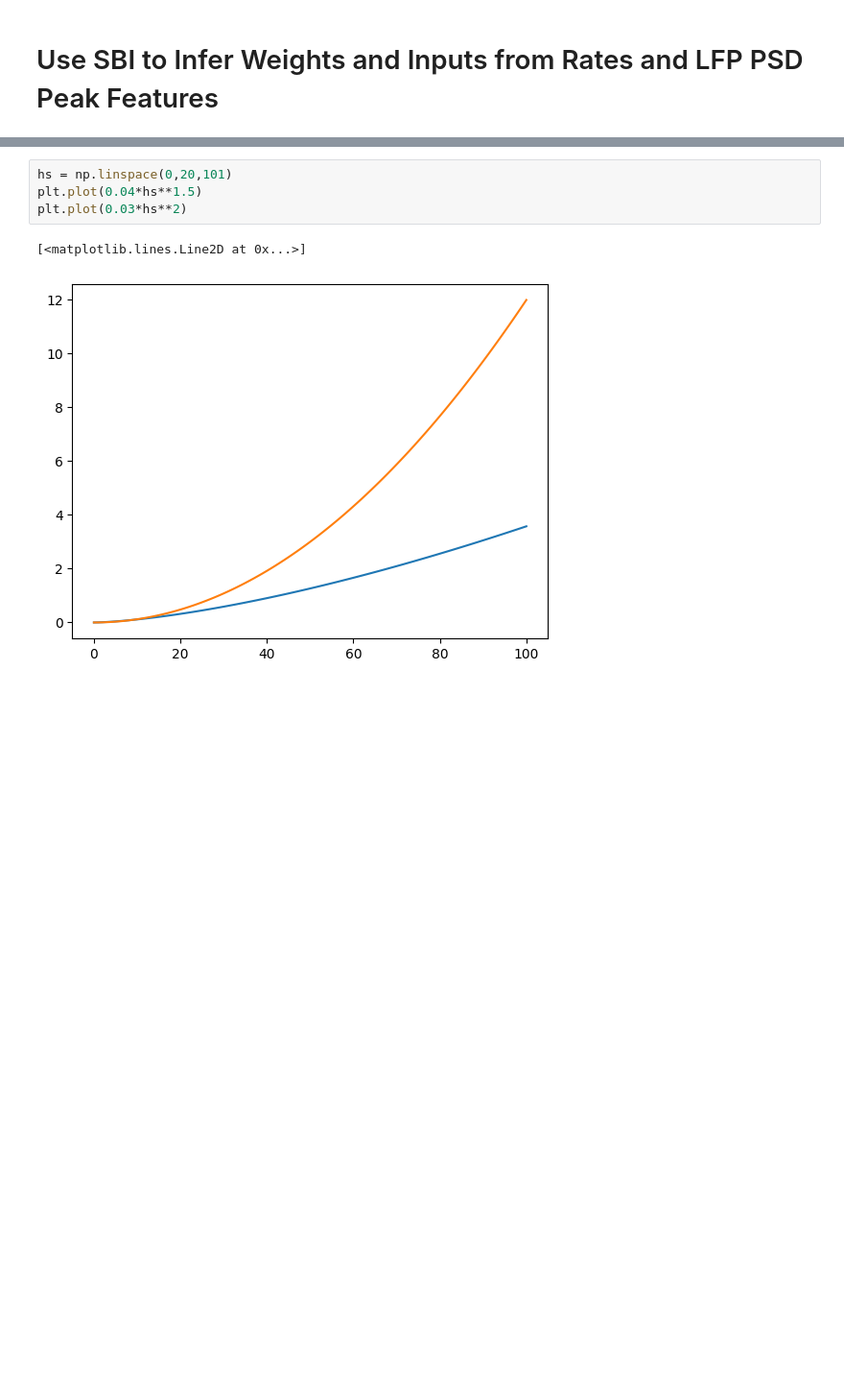
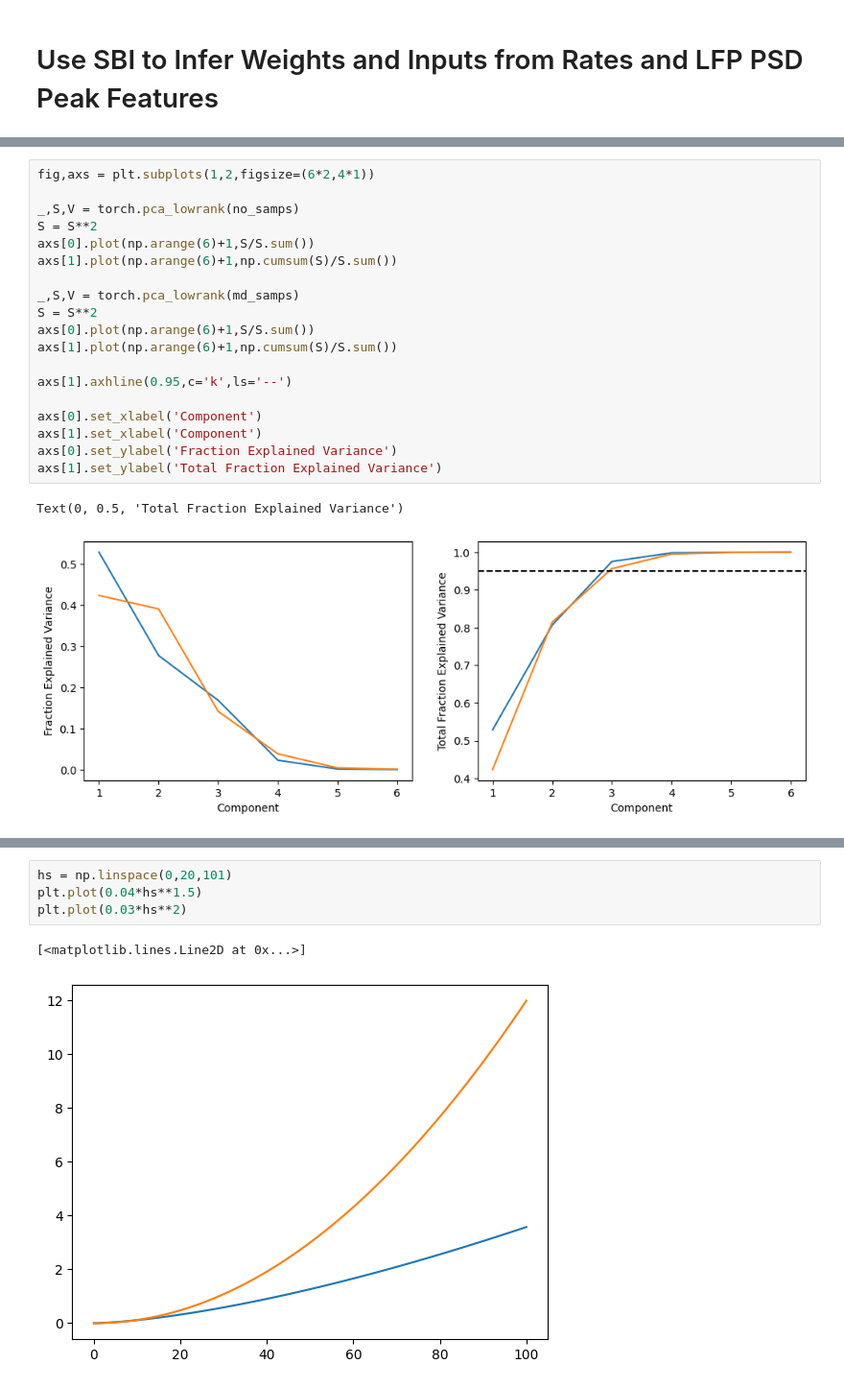
Before and after one commit to AddingAddict/MD_SOM_Gamma, a Jupyter notebook: notebooks/quast_data_fits.ipynb, the cells around one changed output, grey strips where cells are left out. Shown at 96% size. Cells and saved outputs as stored; diff of their text form; blank space fills up the shorter version.

```diff
--- a/notebooks/quast_data_fits.ipynb
+++ b/notebooks/quast_data_fits.ipynb
@@ -511,0 +790,22 @@ def calc_lfp_params(W,r,k,n,t,c):
+# %%
+fig,axs = plt.subplots(1,2,figsize=(6*2,4*1))
+
+_,S,V = torch.pca_lowrank(no_samps)
+S = S**2
+axs[0].plot(np.arange(6)+1,S/S.sum())
+axs[1].plot(np.arange(6)+1,np.cumsum(S)/S.sum())
+
+_,S,V = torch.pca_lowrank(md_samps)
+S = S**2
+axs[0].plot(np.arange(6)+1,S/S.sum())
+axs[1].plot(np.arange(6)+1,np.cumsum(S)/S.sum())
+
+axs[1].axhline(0.95,c='k',ls='--')
+
+axs[0].set_xlabel('Component')
+axs[1].set_xlabel('Component')
+axs[0].set_ylabel('Fraction Explained Variance')
+axs[1].set_ylabel('Total Fraction Explained Variance')
+# %% [output]
+Text(0, 0.5, 'Total Fraction Explained Variance')
+[figure, added]
```
Also changed, not shown: parts of 36 cells of this notebook, 3 other files.
